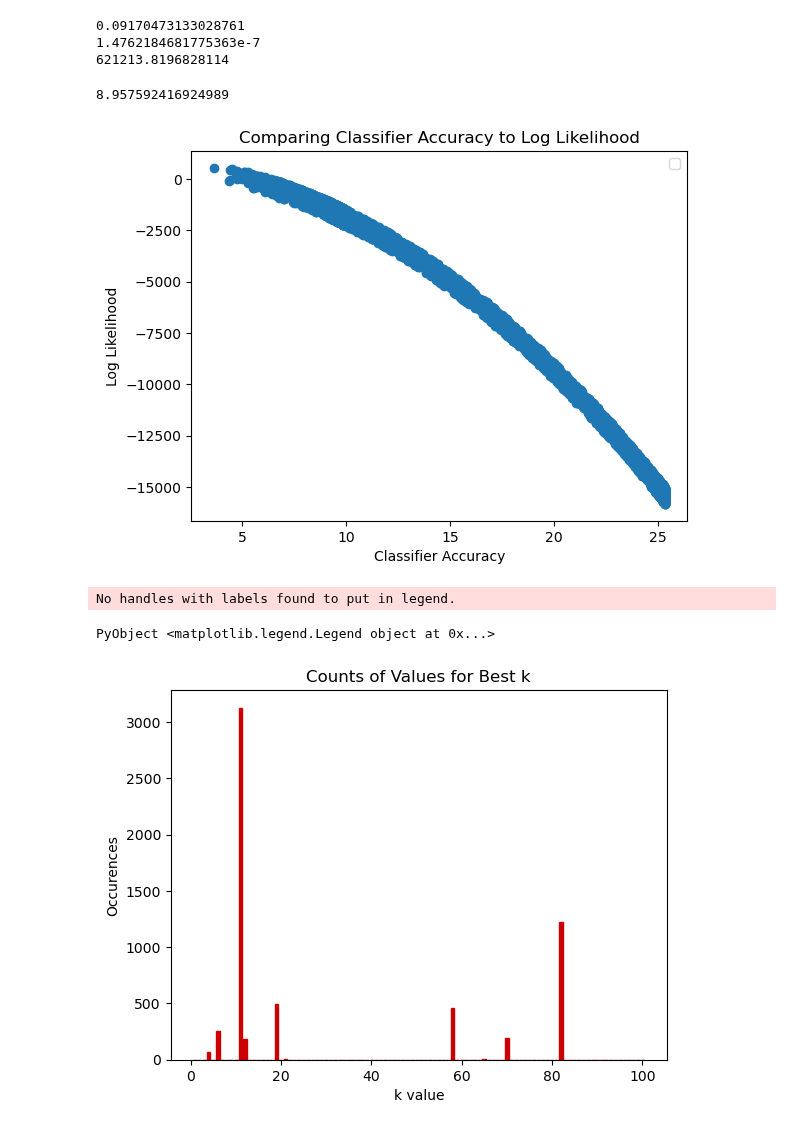
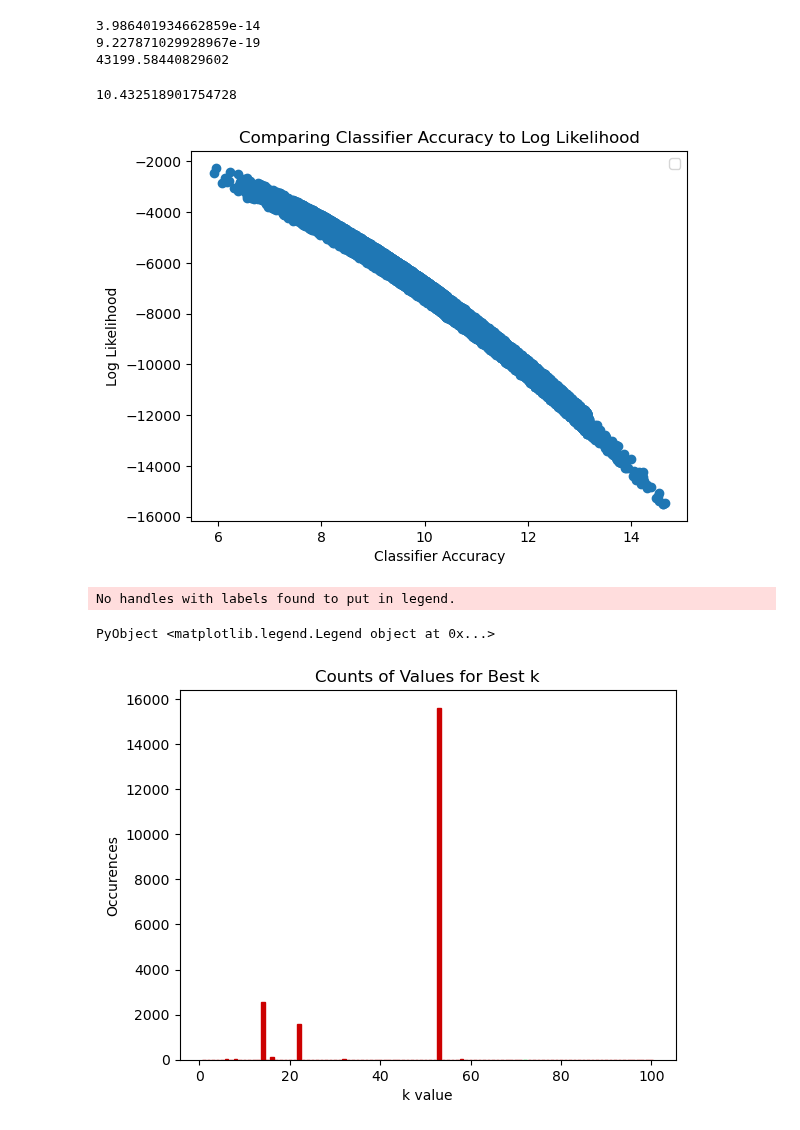
Before and after one commit to jberezow/RJMCMC, a Jupyter notebook: Thesis-Interpolation.ipynb, the cells around one changed output. Cells and saved outputs as stored; diff of their text form; code cells hidden in the pictures.

```diff
--- a/Thesis-Interpolation.ipynb
+++ b/Thesis-Interpolation.ipynb
@@ -12,7 +12,7 @@ using VectorizedRoutines;
 # %%
 #Hyperparameters
 n = 10
-N = 1000
+N = 300
 σₐ = 0.001
 bound = 1
 
@@ -20,5 +20,25 @@ k_range = 100
 k_list = [i for i=1:100] #November 3
 #k_list = [1, 2, 3, 4, 5, 6, 7, 8, 9, 10, 11, 12]
 k_list_lite = [i for i in 1:k_range]
-k_real = 8
+k_real = 72
 k = k_real;
+
+#Functions
+function plot_data(data,scores,alpha=1.0)
+    PyPlot.scatter(data[:,1],data[:,2],c=scores,alpha=alpha)
+    #PyPlot.colorbar()
+end
+
+function plot_contour(data, scores, alpha=1.0)
+    PyPlot.contour(data[:,1],data[:,2],c=scores)
+end
+
+function sample_data(x, y, n=N)
+    perm = randperm(length(x[1,:]))[1:n]
+    x_new1 = [x[1,perm[i]] for i=1:n]
+    x_new2 = [x[2,perm[i]] for i=1:n]
+    x_new = hcat(x_new1,x_new2)
+    return x_new, y[perm]
+end
+
+mₖ(k) = k*4 + 1;
@@ -124,7 +119,8 @@ Wₒ = trace[:Wₒ]
 bₕ = trace[:bₕ]
 bₒ = trace[:bₒ]
 
-y_real = Flux.σ.(G(x.*100000,Wₕ,bₕ,Wₒ,bₒ,k_real)[1,:])
+#y_real = Flux.σ.(G(x.*100000,Wₕ,bₕ,Wₒ,bₒ,k_real)[1,:])
+y_real = Flux.σ.(G(x,Wₕ,bₕ,Wₒ,bₒ,k_real)[1,:])
 #print(y_real)
 
 y_fake = rand(Uniform(0,1),(N))
@@ -217,9 +222,9 @@ println(score1)
 println(score2)
 println(score1/score2)
 # %% [output]
-0.09170473133028761
-1.4762184681775363e-7
-621213.8196828114
+3.986401934662859e-14
+9.227871029928967e-19
+43199.58440829602
 # %%
 #Register Observed Data
 x_samp, y_samp = sample_data(x, y_real)
@@ -244,7 +249,7 @@ best_k = best_trace[:k]
 best_pred_y = Flux.σ.(G(x,best_Wₕ,best_Wₒ,best_bₕ,best_bₒ,best_k))
 best_dist = euclidean(best_pred_y, y_real)
 # %% [output]
-8.957592416924989
+10.432518901754728
 # %%
 #Plot of Log Likelihood Scores
 x_samp, y_samp = sample_data(x, y_real)
@@ -301,35 +306,35 @@ function likelihood(best_dist, best_score, best_k)
     #push!(best_ks,best_k)
     push!(scores,score)
     push!(distances,dist)
     push!(ks, k)
     #println(best_score)
     return(best_dist, best_score, best_k)
 end
 
-for i=1:6000
+for i=1:20000
     best_dist, best_score, best_k = likelihood(best_dist, best_score, best_k)
     push!(best_ks, best_k)
 end
 
 #for j=1:20
     #new_distances1 = [ks[i] == j ? distances[i] : -1 for i=1:length(distances)]
     #new_distances = filter(x -> x != -1, new_distances1)
     #new_scores1 = [ks[i] == j ? scores[i] : 100 for i=1:length(scores)]
     #new_scores = filter(x -> x < 100, new_scores1)
     #scatter(new_distances,new_scores,label=j)
 #end
 #plt.xlim(0,200)
 #plt.ylim(-6000,0)
 PyPlot.scatter(distances, scores)
 plt.title("Comparing Classifier Accuracy to Log Likelihood")
 plt.xlabel("Classifier Accuracy")
 plt.ylabel("Log Likelihood")
 plt.legend()
 #println(best_trace[:k])
 #println(best_dist)
 #println(best_ks)
 # %% [output]
-[figure, old version]
+[figure, new version]
 No handles with labels found to put in legend.
 PyObject <matplotlib.legend.Legend object at 0x...>
 # %%
@@ -348,7 +353,7 @@ plt.title("Counts of Values for Best k")
 plt.xlabel("k value")
 plt.ylabel("Occurences");
 # %% [output]
-[figure, old version]
+[figure, new version]
 # %%
 #Need to find a way to propose birth/death moves instead of any k
 function birth_or_death(trace)
```
Also changed, not shown: parts of 19 cells of this notebook.
